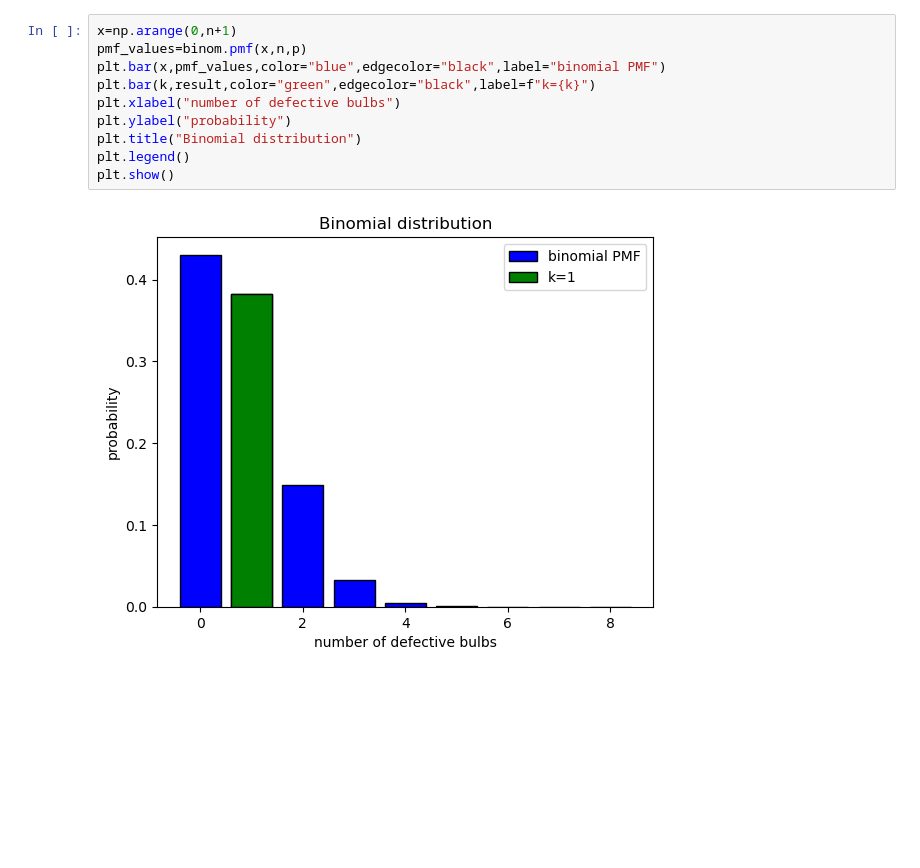
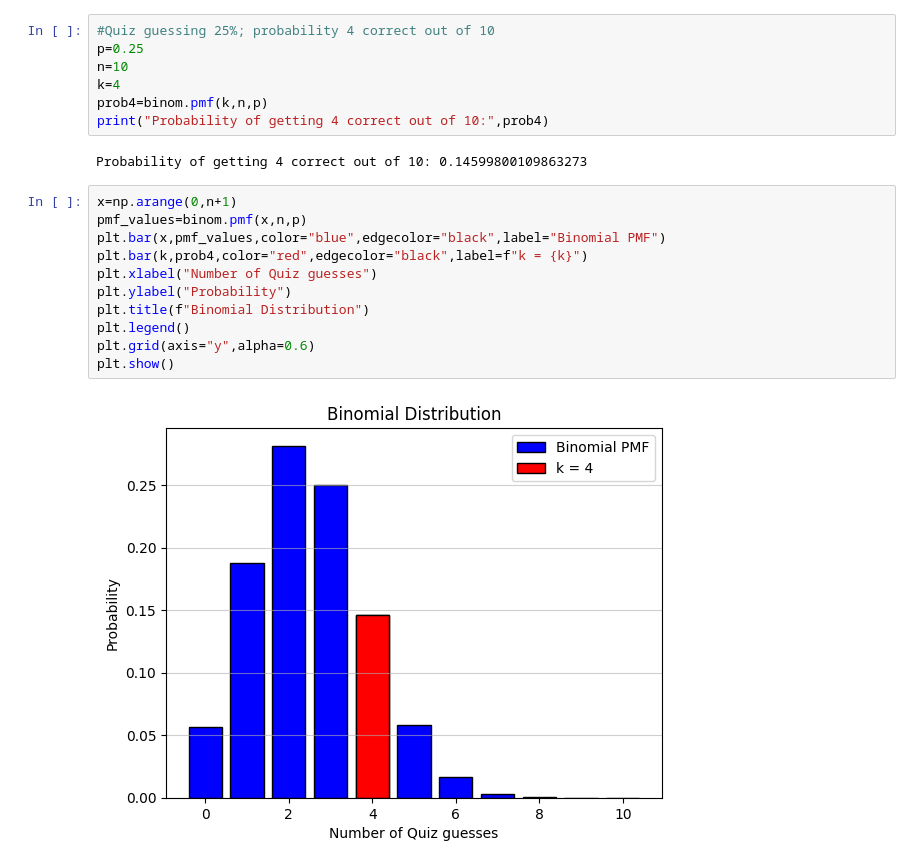
Before and after one commit to Pradeepa-JK/DS-ML-, a Jupyter notebook: binomial.ipynb, the cells around one changed output. Cells and saved outputs as stored; diff of their text form; blank space fills up the shorter version.

```diff
--- a/binomial.ipynb
+++ b/binomial.ipynb
@@ -22,12 +85,22 @@ print(result)
+# %%
+#Quiz guessing 25%; probability 4 correct out of 10
+p=0.25
+n=10
+k=4
+prob4=binom.pmf(k,n,p)
+print("Probability of getting 4 correct out of 10:",prob4)
+# %% [output]
+Probability of getting 4 correct out of 10: 0.14599800109863273
 # %%
 x=np.arange(0,n+1)
 pmf_values=binom.pmf(x,n,p)
-plt.bar(x,pmf_values,color="blue",edgecolor="black",label="binomial PMF")
-plt.bar(k,result,color="green",edgecolor="black",label=f"k={k}")
-plt.xlabel("number of defective bulbs")
-plt.ylabel("probability")
-plt.title("Binomial distribution")
+plt.bar(x,pmf_values,color="blue",edgecolor="black",label="Binomial PMF")
+plt.bar(k,prob4,color="red",edgecolor="black",label=f"k = {k}")
+plt.xlabel("Number of Quiz guesses")
+plt.ylabel("Probability")
+plt.title(f"Binomial Distribution")
 plt.legend()
+plt.grid(axis="y",alpha=0.6)
 plt.show()
 # %% [output]
-[figure, old version]
+[figure, new version]
```
Also changed, not shown: parts of 10 cells of this notebook, 2 other files.
